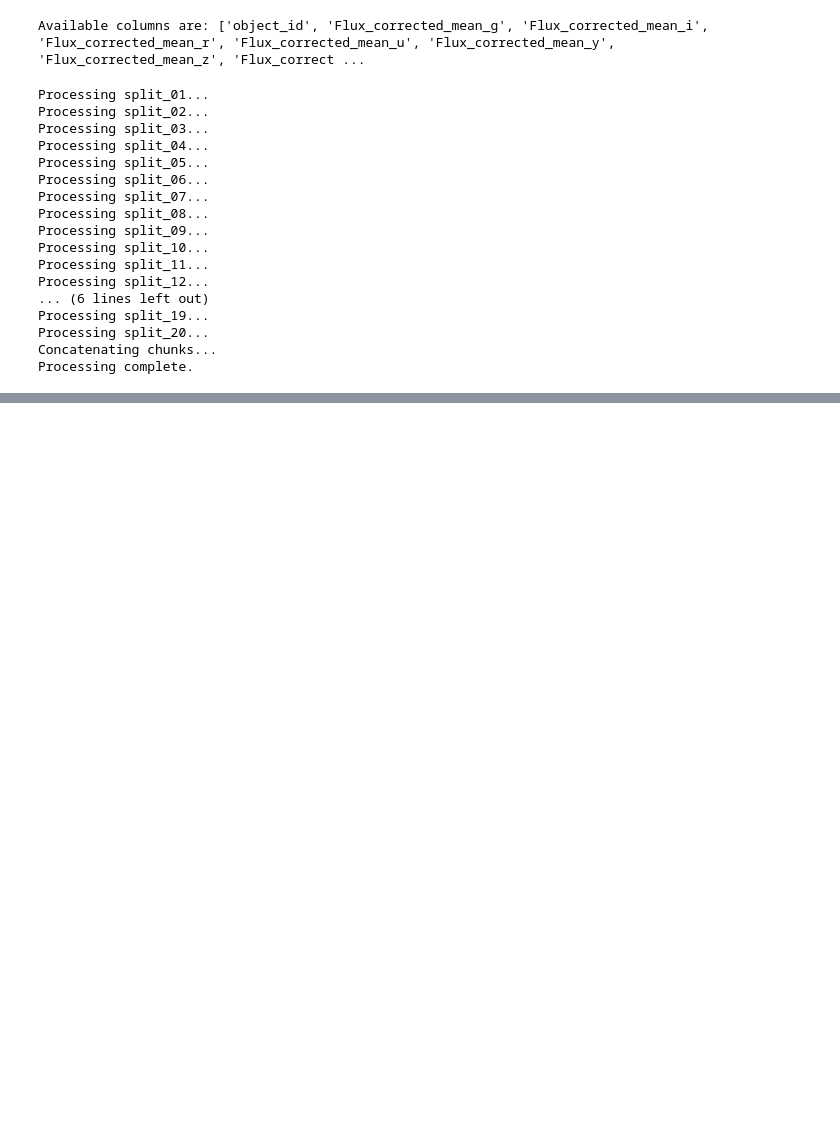
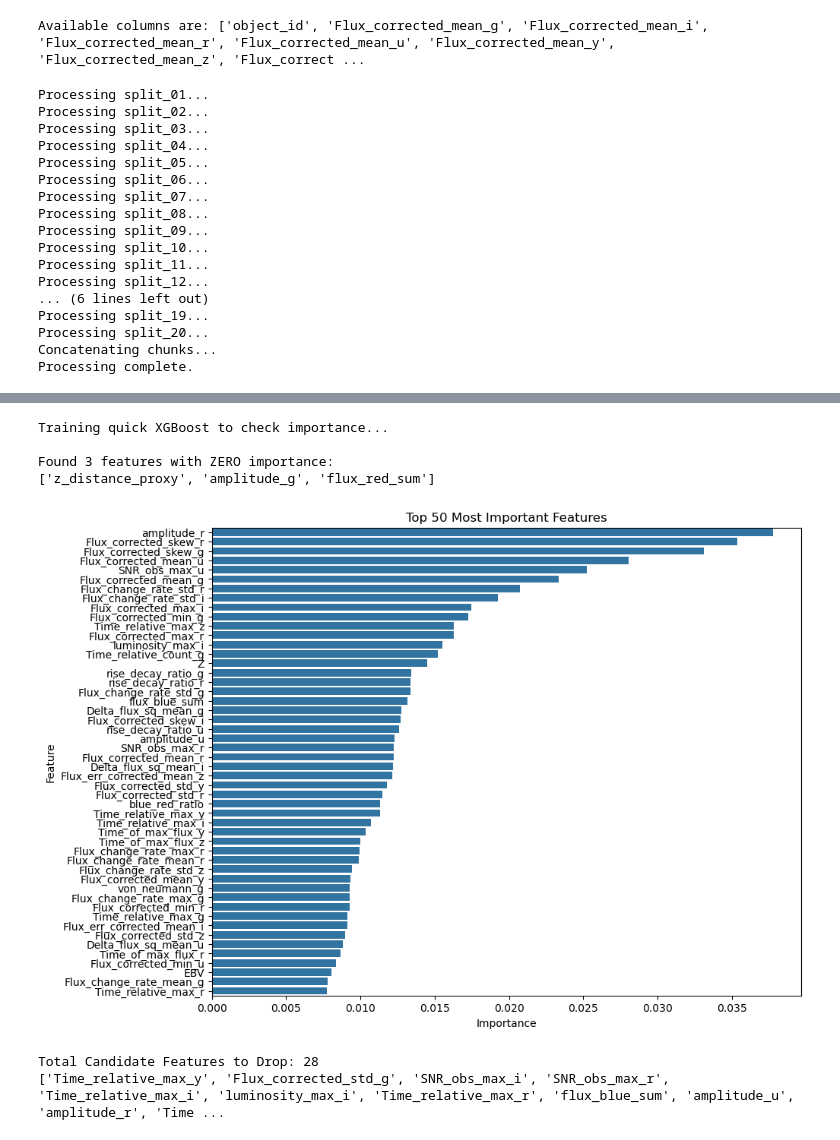
Before and after one commit to EnderMagician/ML-Final, a Jupyter notebook: notebooks/02_preprosessing.ipynb, the cells around one changed output, grey strips where cells are left out. Drawn from its saved outputs; the diff is of its cells as text; code cells hidden in the pictures; blank space fills up the shorter version.

```diff
--- a/notebooks/02_preprosessing.ipynb
+++ b/notebooks/02_preprosessing.ipynb
@@ -344,0 +352,62 @@ test_features.to_parquet(PROCESSED_DATA_PATH / "test_features.parquet", index=Fa
+# %%
+import xgboost as xgb
+from sklearn.model_selection import train_test_split
+
+def check_feature_importance(df):
+    # 1. Prepare Data
+    X = df.drop(columns=['object_id', 'target', 'Z_err'], errors='ignore')
+    y = df['target']
+
+    # 2. Split (Quick 80/20 split just for checking)
+    X_train, X_val, y_train, y_val = train_test_split(X, y, test_size=0.2, random_state=42)
+
+    # 3. Train Quick Model
+    print("Training quick XGBoost to check importance...")
+    clf = xgb.XGBClassifier(
+        n_estimators=100,
+        max_depth=5,
+        learning_rate=0.1,
+        n_jobs=-1,
+        random_state=42
+    )
+    clf.fit(X_train, y_train)
+
+    # 4. Extract Importance
+    importance = clf.feature_importances_
+    feature_names = X.columns
+
+    # Create DataFrame
+    imp_df = pd.DataFrame({'Feature': feature_names, 'Importance': importance})
+    imp_df = imp_df.sort_values(by='Importance', ascending=False)
+
+    # 5. Identify Zero Importance Features
+    zero_imp = imp_df[imp_df['Importance'] == 0]['Feature'].tolist()
+
+    print(f"\nFound {len(zero_imp)} features with ZERO importance:")
+    print(zero_imp)
+
+    # 6. Plot Top Features
+    plt.figure(figsize=(10, 8))
+    sns.barplot(x='Importance', y='Feature', data=imp_df.head(50))
+    plt.title("Top 50 Most Important Features")
+    plt.show()
+
+    return zero_imp
+
+# Run Analysis
+useless_features = check_feature_importance(train_features)
+# %% [output]
+Training quick XGBoost to check importance...
+
+Found 3 features with ZERO importance:
+['z_distance_proxy', 'amplitude_g', 'flux_red_sum']
+[figure, added]
+# %%
+# Combine lists
+features_to_drop = list(set(redundant_features + useless_features))
+
+print(f"Total Candidate Features to Drop: {len(features_to_drop)}")
+print(features_to_drop)
+# %% [output]
+Total Candidate Features to Drop: 28
+['Time_relative_max_y', 'Flux_corrected_std_g', 'SNR_obs_max_i', 'SNR_obs_max_r', 'Time_relative_max_i', 'luminosity_max_i', 'Time_relative_max_r', 'flux_blue_sum', 'amplitude_u', 'amplitude_r', 'Time ...
```
Also changed, not shown: parts of 4 cells of this notebook, 6 other files.
